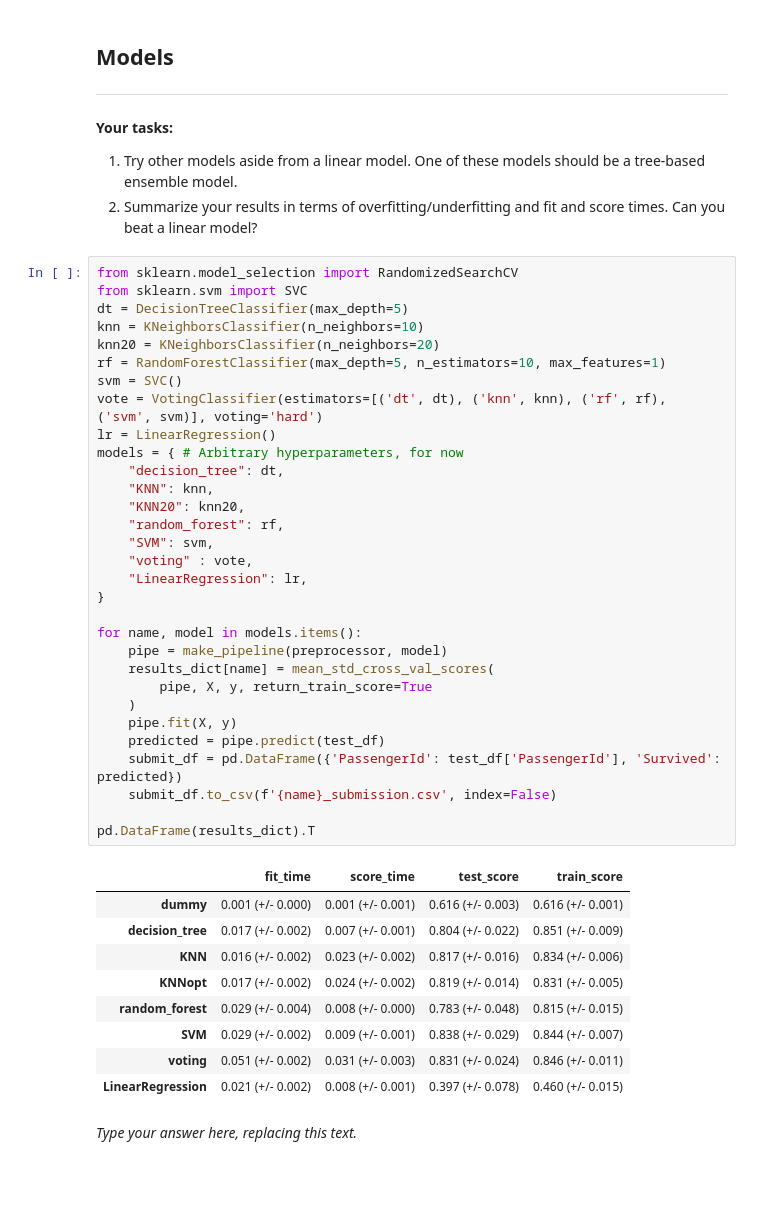
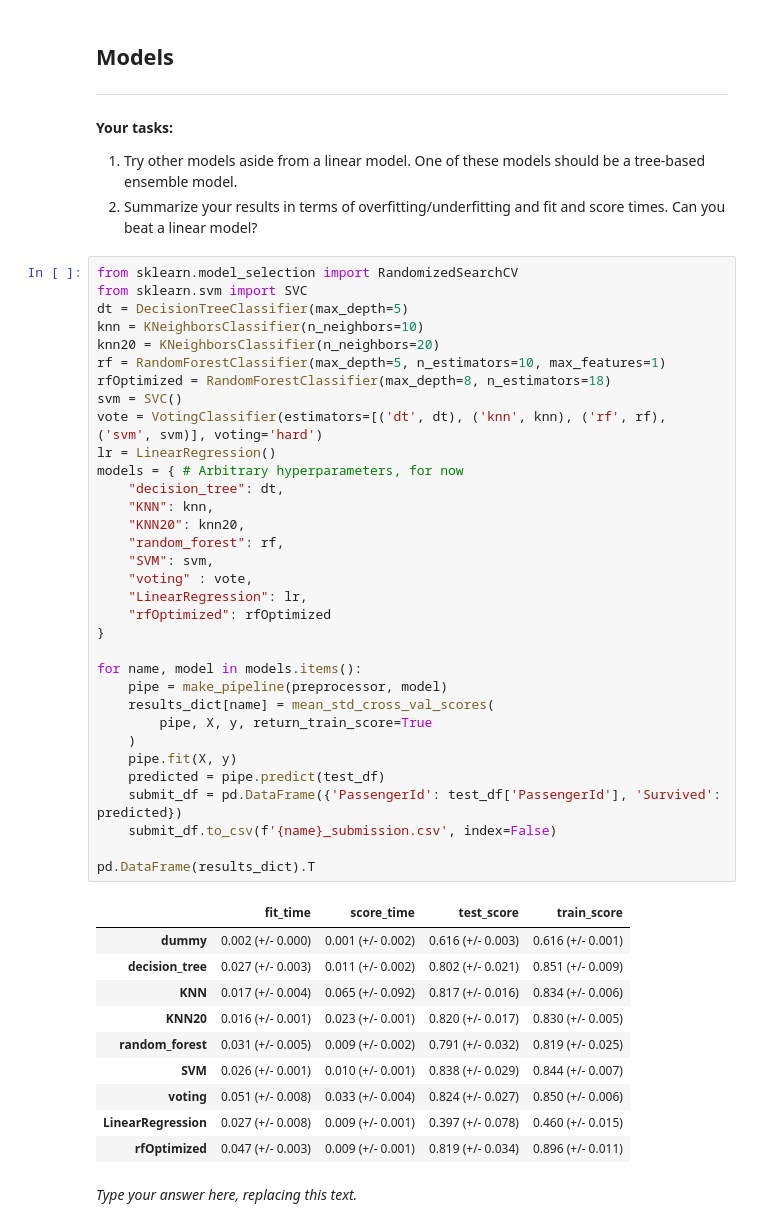
Before and after one commit to caden-maxwell/titanic_cs4320, a Jupyter notebook: final_report.ipynb, the cells around one changed output. Drawn from its saved outputs; the diff is of its cells as text; blank space fills up the shorter version.

```diff
--- a/final_report.ipynb
+++ b/final_report.ipynb
@@ -486,41 +486,44 @@ from sklearn.svm import SVC
 dt = DecisionTreeClassifier(max_depth=5)
 knn = KNeighborsClassifier(n_neighbors=10)
 knn20 = KNeighborsClassifier(n_neighbors=20)
 rf = RandomForestClassifier(max_depth=5, n_estimators=10, max_features=1)
+rfOptimized = RandomForestClassifier(max_depth=8, n_estimators=18)
 svm = SVC()
 vote = VotingClassifier(estimators=[('dt', dt), ('knn', knn), ('rf', rf), ('svm', svm)], voting='hard')
 lr = LinearRegression()
 models = { # Arbitrary hyperparameters, for now
     "decision_tree": dt,
     "KNN": knn,
     "KNN20": knn20,
     "random_forest": rf,
     "SVM": svm,
     "voting" : vote,
     "LinearRegression": lr,
+    "rfOptimized": rfOptimized
 }
 
 for name, model in models.items():
     pipe = make_pipeline(preprocessor, model)
     results_dict[name] = mean_std_cross_val_scores(
         pipe, X, y, return_train_score=True
     )
     pipe.fit(X, y)
     predicted = pipe.predict(test_df)
     submit_df = pd.DataFrame({'PassengerId': test_df['PassengerId'], 'Survived': predicted})
     submit_df.to_csv(f'{name}_submission.csv', index=False)
 
 pd.DataFrame(results_dict).T
 # %% [output]
 |  | fit_time | score_time | test_score | train_score |
-| dummy | 0.001 (+/- 0.000) | 0.001 (+/- 0.001) | 0.616 (+/- 0.003) | 0.616 (+/- 0.001) |
-| decision_tree | 0.017 (+/- 0.002) | 0.007 (+/- 0.001) | 0.804 (+/- 0.022) | 0.851 (+/- 0.009) |
-| KNN | 0.016 (+/- 0.002) | 0.023 (+/- 0.002) | 0.817 (+/- 0.016) | 0.834 (+/- 0.006) |
-| KNNopt | 0.017 (+/- 0.002) | 0.024 (+/- 0.002) | 0.819 (+/- 0.014) | 0.831 (+/- 0.005) |
-| random_forest | 0.029 (+/- 0.004) | 0.008 (+/- 0.000) | 0.783 (+/- 0.048) | 0.815 (+/- 0.015) |
-| SVM | 0.029 (+/- 0.002) | 0.009 (+/- 0.001) | 0.838 (+/- 0.029) | 0.844 (+/- 0.007) |
-| voting | 0.051 (+/- 0.002) | 0.031 (+/- 0.003) | 0.831 (+/- 0.024) | 0.846 (+/- 0.011) |
-| LinearRegression | 0.021 (+/- 0.002) | 0.008 (+/- 0.001) | 0.397 (+/- 0.078) | 0.460 (+/- 0.015) |
+| dummy | 0.002 (+/- 0.000) | 0.001 (+/- 0.002) | 0.616 (+/- 0.003) | 0.616 (+/- 0.001) |
+| decision_tree | 0.027 (+/- 0.003) | 0.011 (+/- 0.002) | 0.802 (+/- 0.021) | 0.851 (+/- 0.009) |
+| KNN | 0.017 (+/- 0.004) | 0.065 (+/- 0.092) | 0.817 (+/- 0.016) | 0.834 (+/- 0.006) |
+| KNN20 | 0.016 (+/- 0.001) | 0.023 (+/- 0.001) | 0.820 (+/- 0.017) | 0.830 (+/- 0.005) |
+| random_forest | 0.031 (+/- 0.005) | 0.009 (+/- 0.002) | 0.791 (+/- 0.032) | 0.819 (+/- 0.025) |
+| SVM | 0.026 (+/- 0.001) | 0.010 (+/- 0.001) | 0.838 (+/- 0.029) | 0.844 (+/- 0.007) |
+| voting | 0.051 (+/- 0.008) | 0.033 (+/- 0.004) | 0.824 (+/- 0.027) | 0.850 (+/- 0.006) |
+| LinearRegression | 0.027 (+/- 0.008) | 0.009 (+/- 0.001) | 0.397 (+/- 0.078) | 0.460 (+/- 0.015) |
+| rfOptimized | 0.047 (+/- 0.003) | 0.009 (+/- 0.001) | 0.819 (+/- 0.034) | 0.896 (+/- 0.011) |
 # %% [markdown]
 _Type your answer here, replacing this text._
 # %% [markdown]
```
Also changed, not shown: parts of 17 cells of this notebook.
